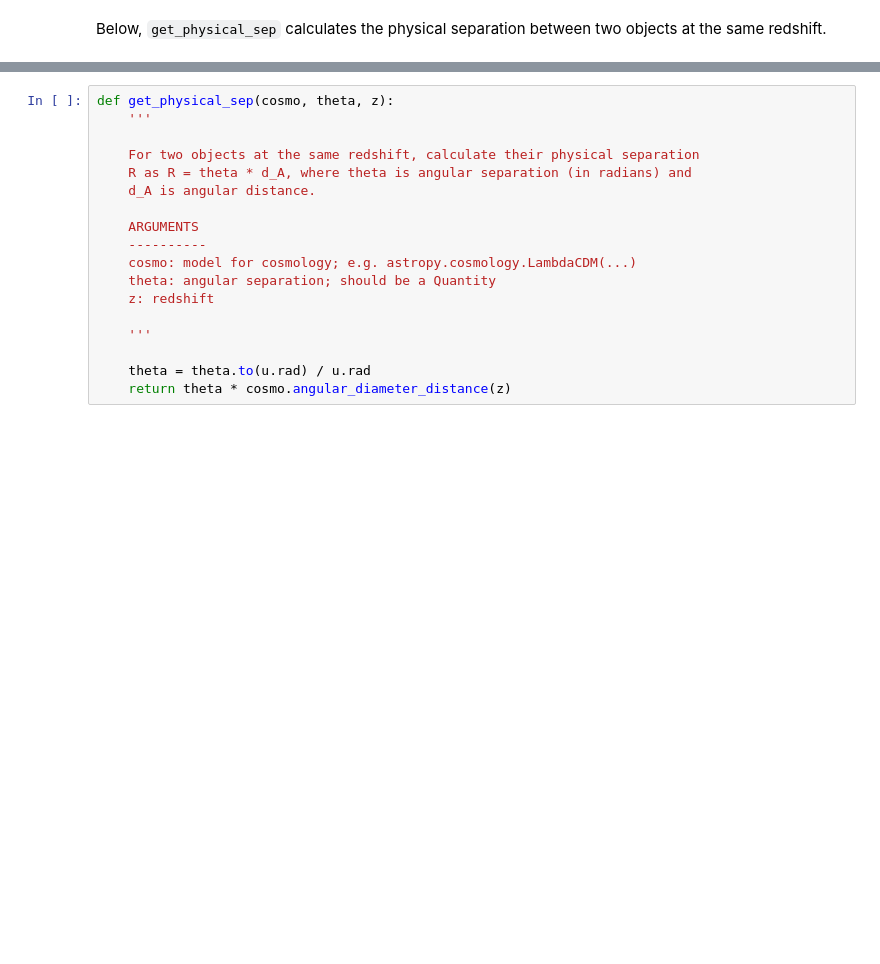
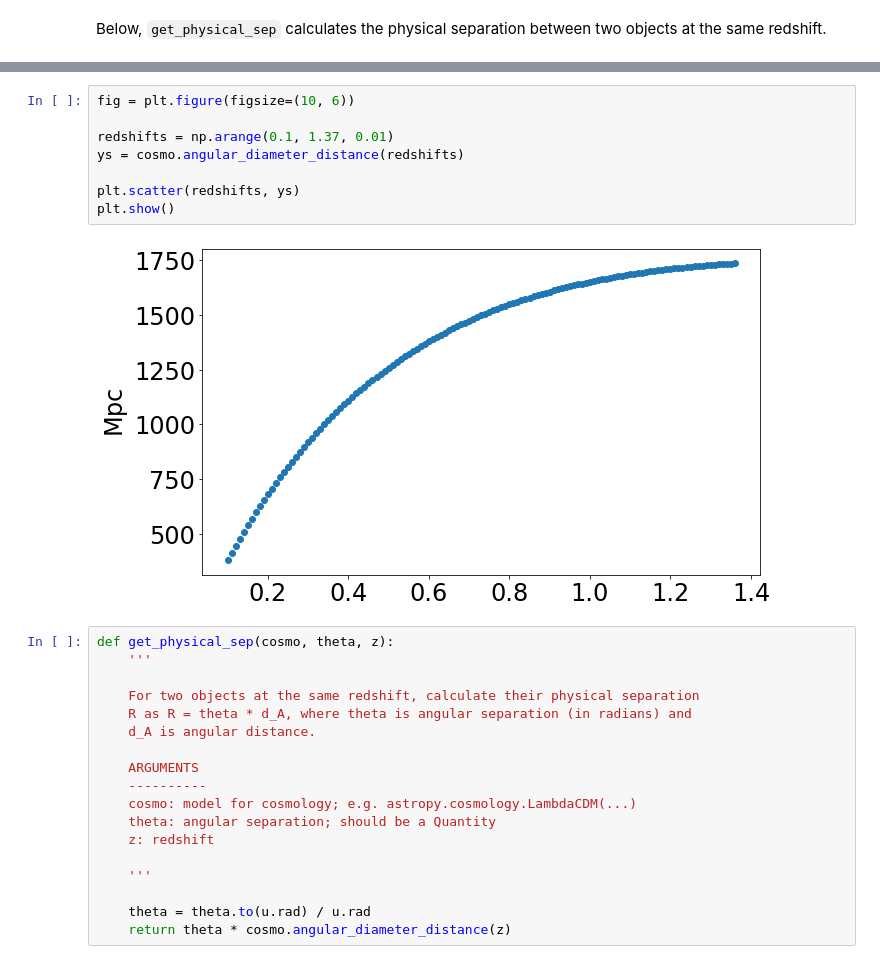
Before and after one commit to Jupiter1994/hsc-miscentering, a Jupyter notebook: HSC_ACT_Offset_Distribution.ipynb, the cells around one changed output, grey strips where cells are left out. Cells and saved outputs as stored; diff of their text form; blank space fills up the shorter version.

```diff
--- a/HSC_ACT_Offset_Distribution.ipynb
+++ b/HSC_ACT_Offset_Distribution.ipynb
@@ -181,3 +204,13 @@ Below, `get_physical_sep` calculates the physical separation between two objects
+# %%
+fig = plt.figure(figsize=(10, 6))
+
+redshifts = np.arange(0.1, 1.37, 0.01)
+ys = cosmo.angular_diameter_distance(redshifts)
+
+plt.scatter(redshifts, ys)
+plt.show()
+# %% [output]
+[figure, added]
 # %%
 def get_physical_sep(cosmo, theta, z):
     '''
```
Also changed, not shown: parts of 18 cells of this notebook, 1 other file.
